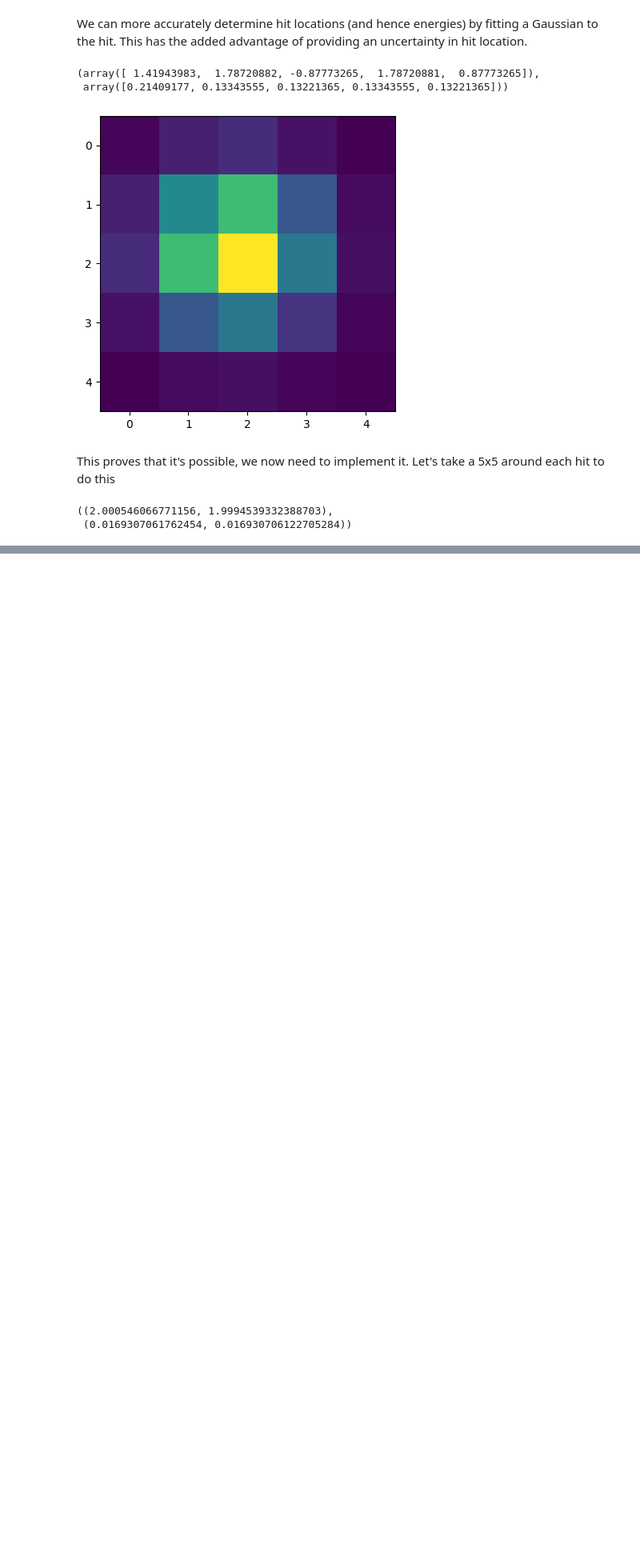
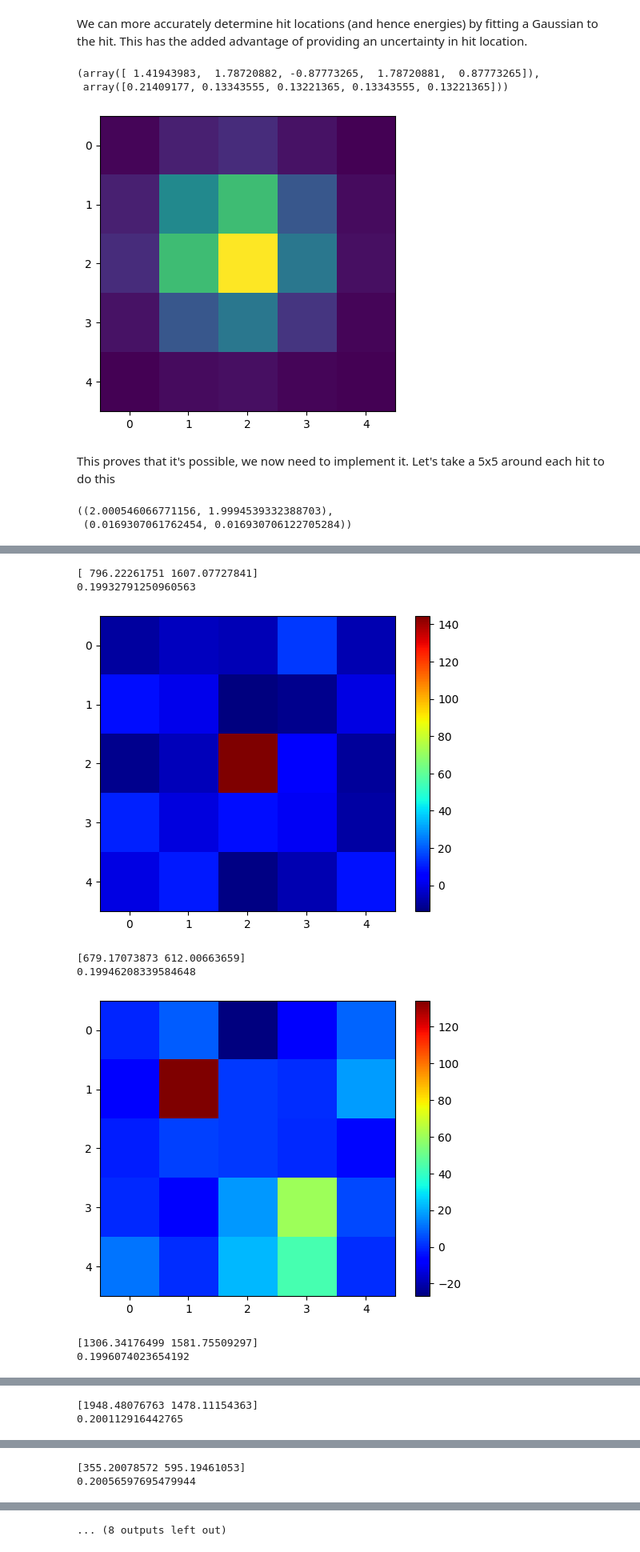
Before and after one commit to JackBarker7/XSPEDS, a Jupyter notebook: Week 7 Progress.ipynb, the cells around one changed output, grey strips where cells are left out. Shown at 80% size. Saved outputs shown, nothing was run; the diff lists cells and outputs as text; code cells hidden in the pictures; blank space fills up the shorter version.

```diff
--- a/Week 7 Progress.ipynb
+++ b/Week 7 Progress.ipynb
@@ -1437,0 +1441,9 @@ np.meshgrid(np.arange(5), np.arange(5))
+# %%
+import numpy as np
+from spc import SPC
+from bragg import EnergyMap
+
+img = np.load("data/images/image8.npy")
+spc = SPC(img, 75, 30, 2, padding=2, fit_area_size=5)
+
+spc.all_hit_locations
@@ -1437,0 +1482,25 @@ np.meshgrid(np.arange(5), np.arange(5))
+# %%
+import matplotlib.pyplot as plt
+interesting = sorted(spc.all_hit_uncertainties[:, 0])[-50:-40]
+indices = np.array([np.where(spc.all_hit_uncertainties[:, 0] == i)[0][0] for i in interesting])
+
+locations = spc.all_hit_locations[indices]
+
+for i, loc in enumerate(locations):
+    print(loc)
+    print(interesting[i])
+
+    loc = loc.astype(int)
+    surroundings = spc.img[loc[0]-2:loc[0]+3, loc[1]-2:loc[1]+3]
+    plt.imshow(surroundings, cmap="jet")
+    plt.colorbar()
+    plt.show()
+# %% [output]
+[ 796.22261751 1607.07727841]
+0.19932791250960563
+[figure, added]
+[679.17073873 612.00663659]
+0.19946208339584648
+[figure, added]
+[1306.34176499 1581.75509297]
+0.1996074023654192
@@ -1437,0 +1508,2 @@ np.meshgrid(np.arange(5), np.arange(5))
+[1948.48076763 1478.11154363]
+0.200112916442765
@@ -1437,0 +1511,2 @@ np.meshgrid(np.arange(5), np.arange(5))
+[355.20078572 595.19461053]
+0.20056597695479944
@@ -1437,0 +1517 @@ np.meshgrid(np.arange(5), np.arange(5))
+... (8 outputs left out)
```
Also changed, not shown: parts of 12 cells of this notebook, 9 other files.
